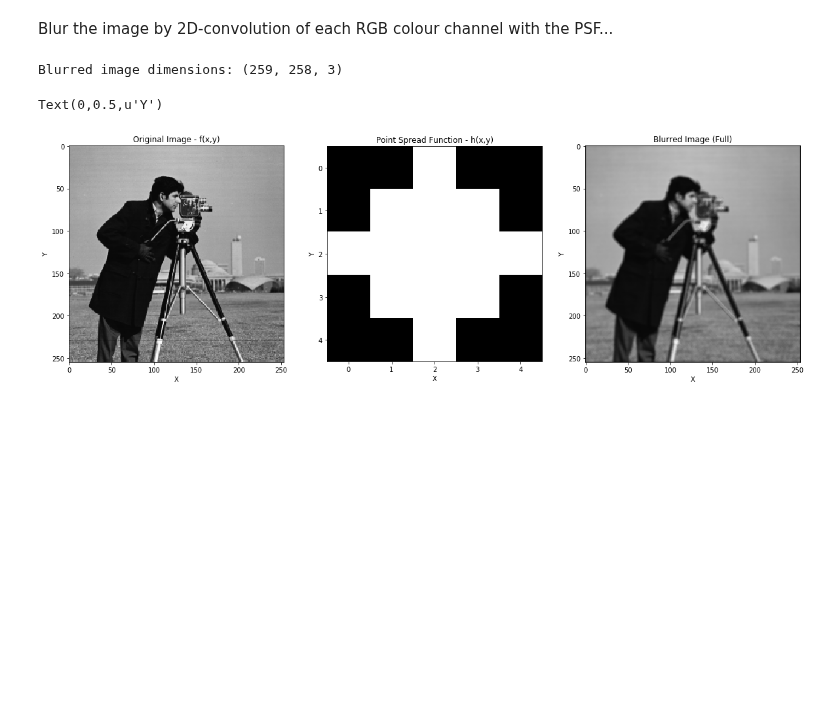
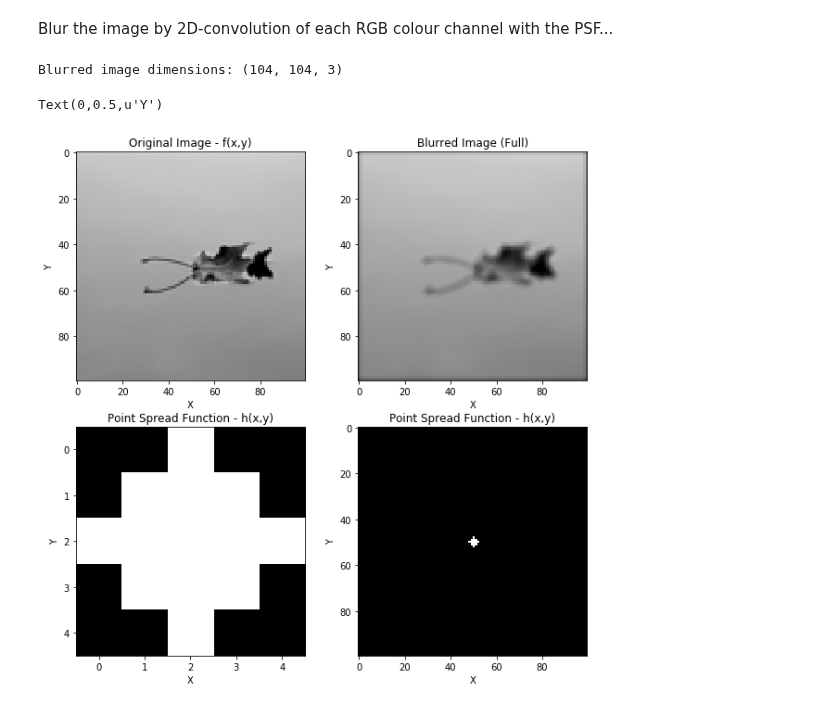
Before and after one commit to BohanZhai/bid_presentation, a Jupyter notebook: Blind Image Deconvolution Demonstration.ipynb, the cells around one changed output. Cells and saved outputs as stored; diff of their text form; code cells hidden in the pictures; blank space fills up the shorter version.

```diff
--- a/Blind Image Deconvolution Demonstration.ipynb
+++ b/Blind Image Deconvolution Demonstration.ipynb
@@ -15,10 +16,13 @@ from modifiedDaveyDeblur import bid_davey    # Blind image deconvolution
 # %% [markdown]
 Next, import our image of choice...
 # %%
-src_img = imageio.imread('src_images/cameraman.bmp')
+image_name = 'src_images/greyLeaf.bmp'
+
+
+# Load and show source image
+src_img = imageio.imread(image_name)
 print "Source image dimensions:", src_img.shape
 
-# Show source image
 plot.figure(figsize=(5,5))
 plot.title('Source Image')
 plot.xlabel('X')
@@ -69,42 +73,59 @@ psf = x**2+y**2 <= r**2
 psf = psf.astype(float) / np.sum(psf)
 
 
 blur_img_min = np.zeros((src_img.shape[0], src_img.shape[1], src_img.shape[2]))
 blur_img = np.zeros((src_img.shape[0] + 2*r, src_img.shape[1] + 2*r, src_img.shape[2]))
 print "Blurred image dimensions:", blur_img.shape
 
 for ch in range(src_img.shape[2]):
     blur_img_min[:,:,ch] = signal.convolve2d(src_img[:,:,ch], psf, mode ='same', boundary = 'fill', fillvalue = 0)
     blur_img[:,:,ch] = signal.convolve2d(src_img[:,:,ch], psf, mode ='full', boundary = 'fill', fillvalue = 0)
 
+imageio.imsave( '_blurred.'.join(image_name.rsplit('.', 1)), (np.divide(blur_img_min, np.max(blur_img_min))*255).astype(np.uint8))
 
-# Add noise to blurred image
+# TODO Add noise to blurred image
 
 blur_img = np.round(blur_img, 0).astype(np.uint8)
 blur_img_min = blur_img_min.astype(np.uint8)
 
-# Plot results
-plot.figure(figsize=(20,20))
-plot.subplot(1, 3, 1)
+# Plot before and after blurring
+plot.figure(figsize=(10,10))
+plot.subplot(2, 2, 1)
 plot.imshow(src_img)
 plot.title('Original Image - f(x,y)')
 plot.xlabel('X')
 plot.ylabel('Y')
 
-plot.subplot(1, 3, 2)
+plot.subplot(2, 2, 2)
+plot.imshow(blur_img_min)
+plot.title('Blurred Image (Full)')
+plot.xlabel('X')
+plot.ylabel('Y')
+
+
+# Show PSFs
+psfplot = np.zeros((src_img.shape[0], src_img.shape[1]))
+nb = psfplot.shape[0]
+na = psf.shape[0]
+lower = (nb) // 2 - (na // 2)
+upper = (nb) // 2 + math.ceil(float(na) / 2)
+psfplot[lower:int(upper), lower:int(upper)] = psf
+
+plot.subplot(2, 2, 3)
 plot.imshow(psf, cmap='gray')
 plot.title('Point Spread Function - h(x,y)')
 plot.xlabel('X')
 plot.ylabel('Y')
 
-plot.subplot(1, 3, 3)
-plot.imshow(blur_img_min)
-plot.title('Blurred Image (Full)')
+
+plot.subplot(2, 2, 4)
+plot.imshow(psfplot, cmap='gray')
+plot.title('Point Spread Function - h(x,y)')
 plot.xlabel('X')
 plot.ylabel('Y')
 # %% [output]
-Blurred image dimensions: (259, 258, 3)
+Blurred image dimensions: (104, 104, 3)
 Text(0,0.5,u'Y')
-[figure, old version]
+[figure, new version]
 # %%
 # BID iterations
```
Also changed, not shown: parts of 3 cells of this notebook, 2 other files.
